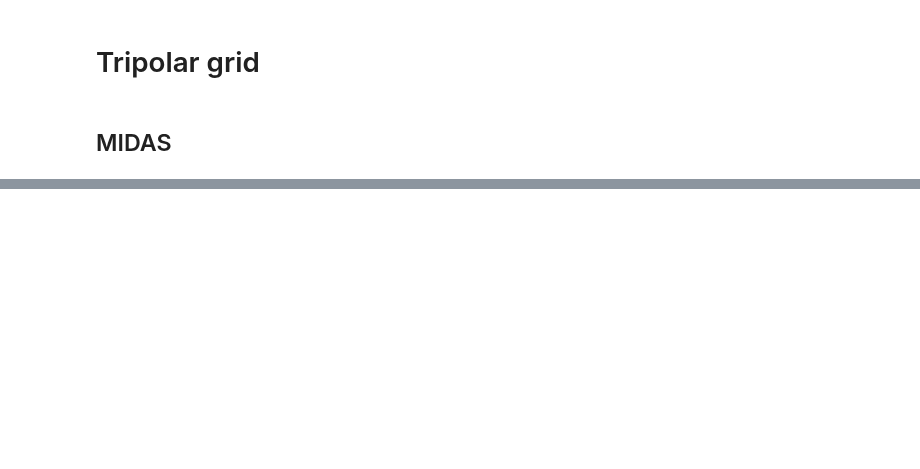
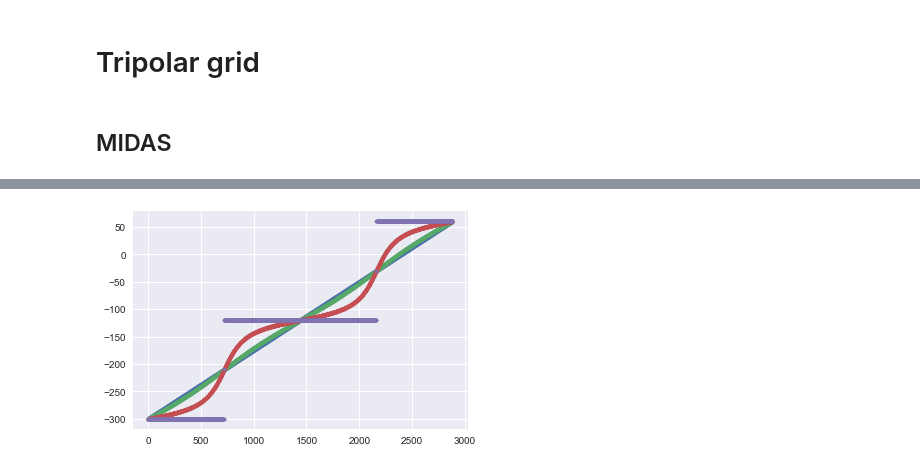
Before and after one commit to nikizadehgfdl/grid_generation, a Jupyter notebook: ocean_grid_0.25.ipynb, the cells around one changed output, grey strips where cells are left out. Cells and saved outputs as stored; diff of their text form; code cells hidden in the pictures; blank space fills up the shorter version.

```diff
--- a/ocean_grid_0.25.ipynb
+++ b/ocean_grid_0.25.ipynb
@@ -291,0 +291,7 @@ plt.plot( tripolar_n.y[:,10], '.');
+# %%
+plt.plot( tripolar_n.x[1,:], '.');
+plt.plot( tripolar_n.x[100,:], '.');
+plt.plot( tripolar_n.x[200,:], '.');
+plt.plot( tripolar_n.x[238,:], '.');
+# %% [output]
+[figure, added]
```
Also changed, not shown: parts of 20 cells of this notebook.
